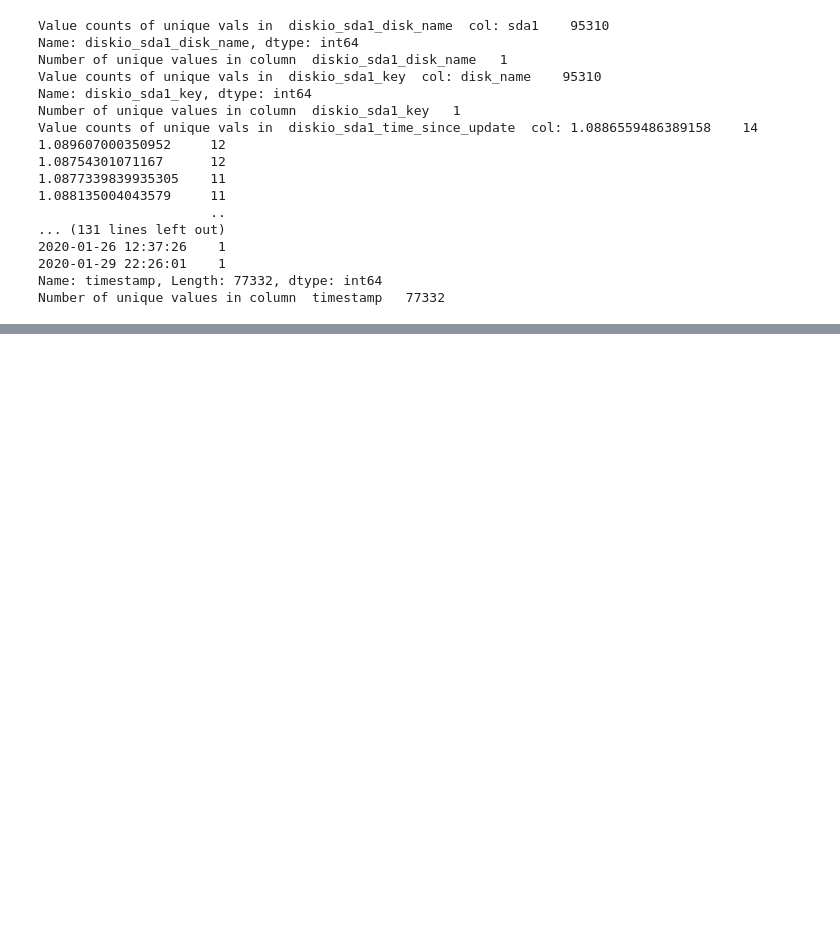
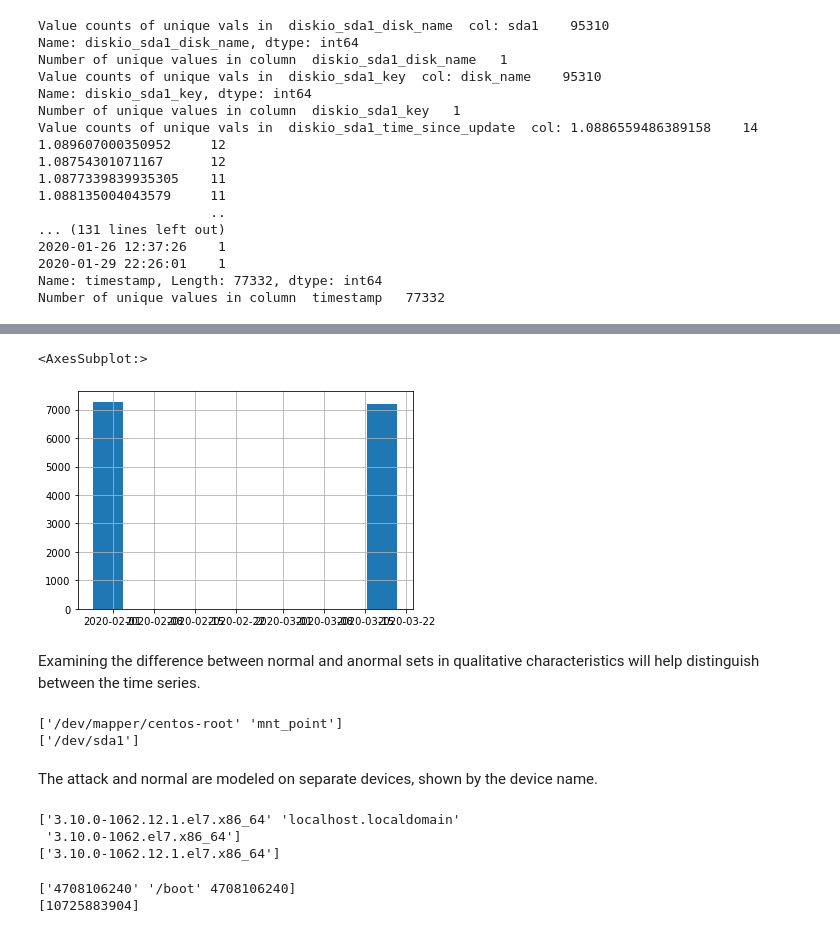
Before and after one commit to jadeadams517/cryptojacking_prediction, a Jupyter notebook: initialworkbook.ipynb, the cells around one changed output, grey strips where cells are left out. Cells and saved outputs as stored; diff of their text form; code cells hidden in the pictures; blank space fills up the shorter version.

```diff
--- a/initialworkbook.ipynb
+++ b/initialworkbook.ipynb
@@ -148,0 +166,31 @@ df['timestamp'].hist()
+# %%
+#examine anormal dist. of dates
+abnormal['timestamp'] = pd.to_datetime(abnormal['timestamp'])
+
+abnormal['timestamp'].hist()
+# %% [output]
+<AxesSubplot:>
+[figure, added]
+# %% [markdown]
+Examining the difference between normal and anormal sets in qualitative characteristics will help distinguish between the time series.
+# %%
+print(abnormal['fs_/_device_name'].unique())
+print(normal['fs_/_device_name'].unique())
+# %% [output]
+['/dev/mapper/centos-root' 'mnt_point']
+['/dev/sda1']
+# %% [markdown]
+The attack and normal are modeled on separate devices, shown by the device name.
+# %%
+print(abnormal.system_os_version.unique())
+print(normal.system_os_version.unique())
+# %% [output]
+['3.10.0-1062.12.1.el7.x86_64' 'localhost.localdomain'
+ '3.10.0-1062.el7.x86_64']
+['3.10.0-1062.12.1.el7.x86_64']
+# %%
+print(abnormal['fs_/_size'].unique())
+print(normal['fs_/_size'].unique())
+# %% [output]
+['4708106240' '/boot' 4708106240]
+[10725883904]
```
Also changed, not shown: parts of 9 cells of this notebook.
